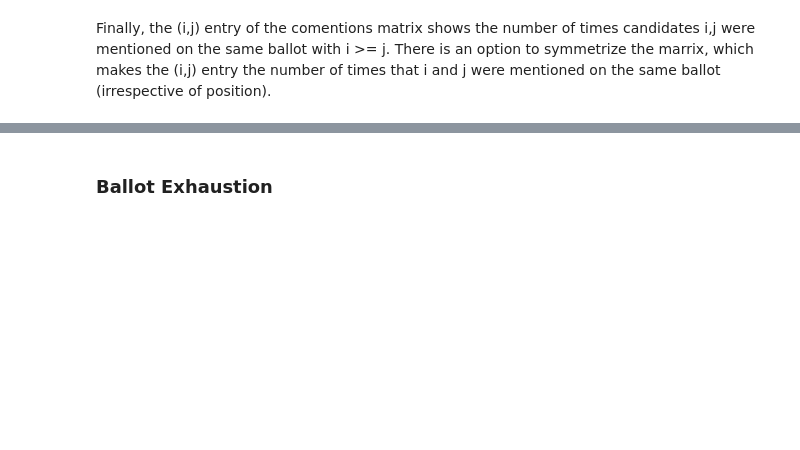
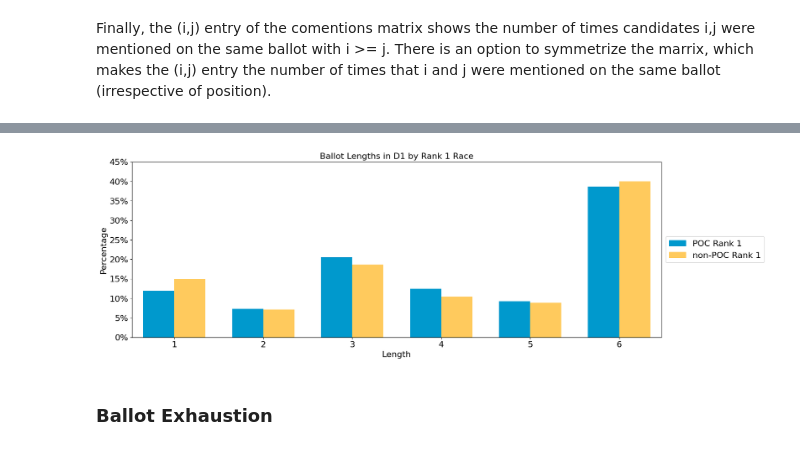
Before and after one commit to mggg/VoteKit, a Jupyter notebook: notebooks/7_portland_case_study.ipynb, the cells around one changed output, grey strips where cells are left out. Cells and saved outputs as stored; diff of their text form; code cells hidden in the pictures; blank space fills up the shorter version.

```diff
--- a/notebooks/7_portland_case_study.ipynb
+++ b/notebooks/7_portland_case_study.ipynb
@@ -427,2 +459,43 @@ plt.show()
+# %%
+from votekit.pref_profile import PreferenceProfile
+from votekit.plots import multi_profile_ballot_lengths_plot
+
+d1_candidate_to_race = {
+    'Noah Ernst': 'White',
+    'Joe Allen':'White',
+    'Terrence Hayes': 'Black',
+    'David Linn':'White',
+    'Jamie Dunphy': 'White',
+    'Steph Routh': 'White',
+    'Peggy Sue Owens': 'White',
+    'Loretta Smith': 'Black',
+    'Timur Ender': 'White',
+    'Doug Clove': 'White',
+    'Candace Avalos': 'Black/Latina',
+    'Cayle Tern': 'Asian'
+}
+
+missing_race_classify = "White" # change this to non-White to see how classify the 4 cands with missing race
+# differently would change the analysis
+
+w_ballots = [b for b in profile.ballots if d1_candidate_to_race.get(next(iter(b.ranking[0])), missing_race_classify) == "White"]
+poc_ballots = [b for b in profile.ballots if d1_candidate_to_race.get(next(iter(b.ranking[0])), missing_race_classify) != "White"]
+
+sub_profile_w = PreferenceProfile(ballots=w_ballots)
+sub_profile_poc = PreferenceProfile(ballots = poc_ballots)
+
+ax = multi_profile_ballot_lengths_plot({"POC Rank 1": sub_profile_poc, "non-POC Rank 1": sub_profile_w},
+                                       show_profile_legend=True, normalize=True,
+                                       y_axis_name="Percentage",
+                                       title = "Ballot Lengths in D1 by Rank 1 Race",
+                                       x_axis_name="Length")
+
+# change the tick labels to percentages
+ax.set_yticks(ax.get_yticks())
+ax.set_yticklabels([f"{float(x.get_text()):.0%}" for x in ax.get_yticklabels()])
+
+plt.show()
+# %% [output]
+[figure, added]
 # %% [markdown]
 ### Ballot Exhaustion
```
Also changed, not shown: parts of 63 cells of this notebook, 1 other file.
